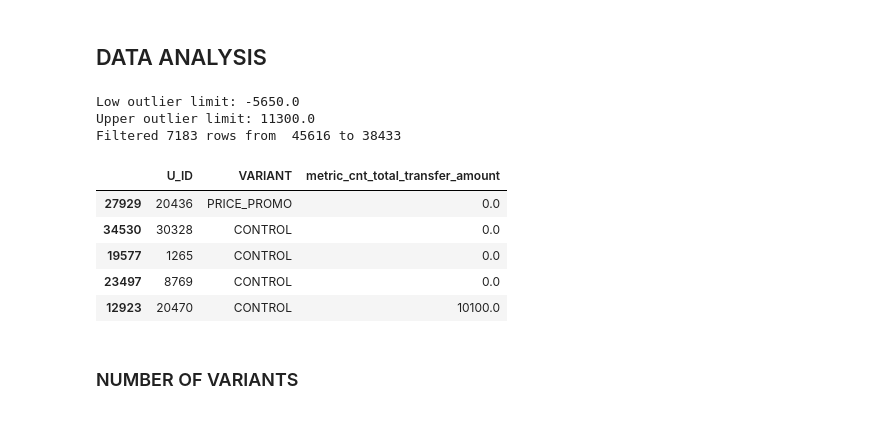
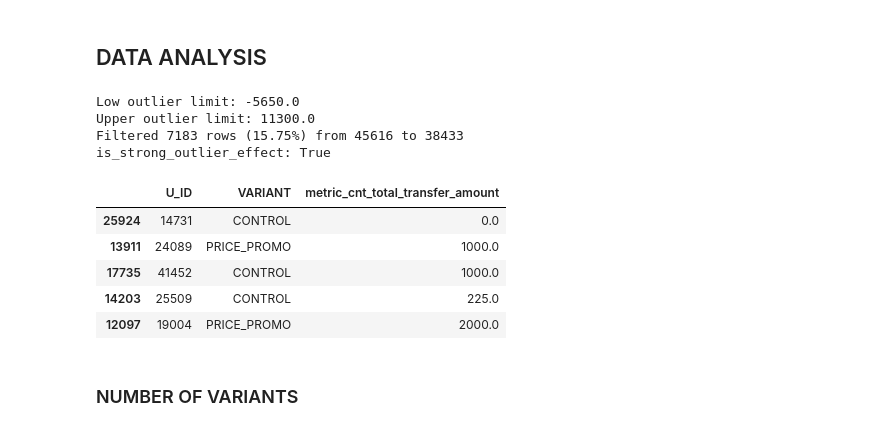
Before and after one commit to EAlmazanG/ab-test-framework, a Jupyter notebook: notebooks/ab-test_framework_template.ipynb, the cells around one changed output. Cells and saved outputs as stored; diff of their text form; code cells hidden in the pictures.

```diff
--- a/notebooks/ab-test_framework_template.ipynb
+++ b/notebooks/ab-test_framework_template.ipynb
@@ -150,48 +150,61 @@ df['metric_cvr_transaction'] = df['TOTAL_TRANSFER_AMOUNT'].apply(lambda x: 1 if
 # %% [markdown]
 ## DATA ANALYSIS
 # %%
-def remove_outliers(df, metric_column, factor=1.5):
-    # Remove outliers using the IQR method and return filtered DataFrame rows
+def remove_outliers(df, metric_column, factor=1.5, threshold=0.1):
     q1 = df[metric_column].quantile(0.2)
     q3 = df[metric_column].quantile(0.8)
     iqr = q3 - q1
     lower_bound = q1 - factor * iqr
     upper_bound = q3 + factor * iqr
+
     print("Low outlier limit:", lower_bound)
     print("Upper outlier limit:", upper_bound)
+
     initial_count = df.shape[0]
     df_filtered = df.loc[(df[metric_column] >= lower_bound) & (df[metric_column] <= upper_bound)]
     final_count = df_filtered.shape[0]
-    print("Filtered", initial_count - final_count, "rows from ", initial_count, "to", final_count)
-    return df_filtered
+    removed_percentage = (initial_count - final_count) / initial_count
+
+    print(f"Filtered {initial_count - final_count} rows ({removed_percentage:.2%}) from {initial_count} to {final_count}")
+
+    is_strong_outlier_effect = removed_percentage > threshold
+    print(f"is_strong_outlier_effect: {is_strong_outlier_effect}")
+
+    return df_filtered, is_strong_outlier_effect
 # %%
 # Select metrics and columns involved in the test
 primary_key_column = 'U_ID'
 metric_column = 'metric_cnt_total_transfer_amount'
 variant_column = 'VARIANT'
-filter_outliers = True
 
-selected_df = df[[primary_key_column, variant_column, metric_column]]
+columns_selection_df = df[[primary_key_column, variant_column, metric_column]]
 metric_type = (
     'continuous' if metric_column in ['metric_cnt_total_transfer_amount'] else
     'proportion' if metric_column in ['metric_cvr_total_transfer_amount'] else
     None
 )
+outliers_filtered_df, is_strong_outlier_effect = remove_outliers(columns_selection_df, metric_column, 1)
 
 # Filter outliers:
+filter_outliers = False
+
 if filter_outliers:
-    selected_df = remove_outliers(selected_df, metric_column, 1)
+    selected_df = outliers_filtered_df.copy()
+else:
+    selected_df = columns_selection_df.copy()
+
 display(selected_df.sample(5))
 # %% [output]
 Low outlier limit: -5650.0
 Upper outlier limit: 11300.0
-Filtered 7183 rows from  45616 to 38433
+Filtered 7183 rows (15.75%) from 45616 to 38433
+is_strong_outlier_effect: True
 |  | U_ID | VARIANT | metric_cnt_total_transfer_amount |
-| 27929 | 20436 | PRICE_PROMO | 0.0 |
-| 34530 | 30328 | CONTROL | 0.0 |
-| 19577 | 1265 | CONTROL | 0.0 |
-| 23497 | 8769 | CONTROL | 0.0 |
-| 12923 | 20470 | CONTROL | 10100.0 |
+| 25924 | 14731 | CONTROL | 0.0 |
+| 13911 | 24089 | PRICE_PROMO | 1000.0 |
+| 17735 | 41452 | CONTROL | 1000.0 |
+| 14203 | 25509 | CONTROL | 225.0 |
+| 12097 | 19004 | PRICE_PROMO | 2000.0 |
 # %% [markdown]
 ### NUMBER OF VARIANTS
 # %%
```
Also changed, not shown: parts of 5 cells of this notebook.
